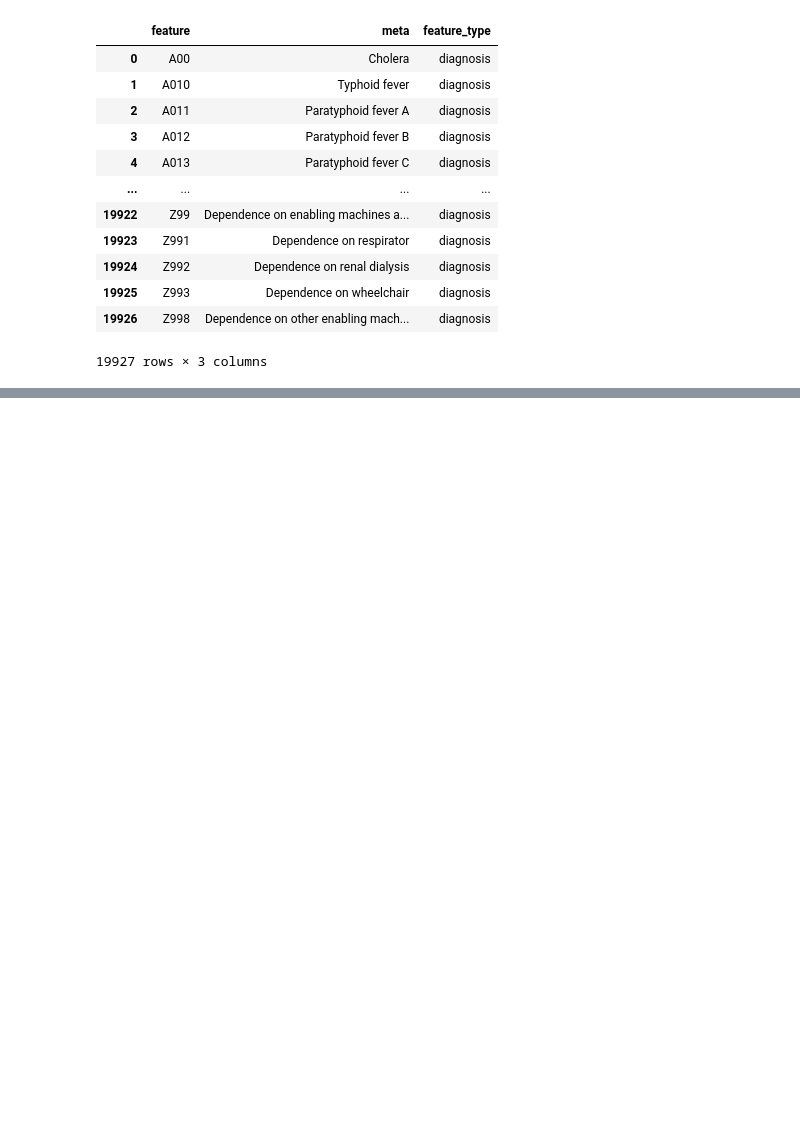
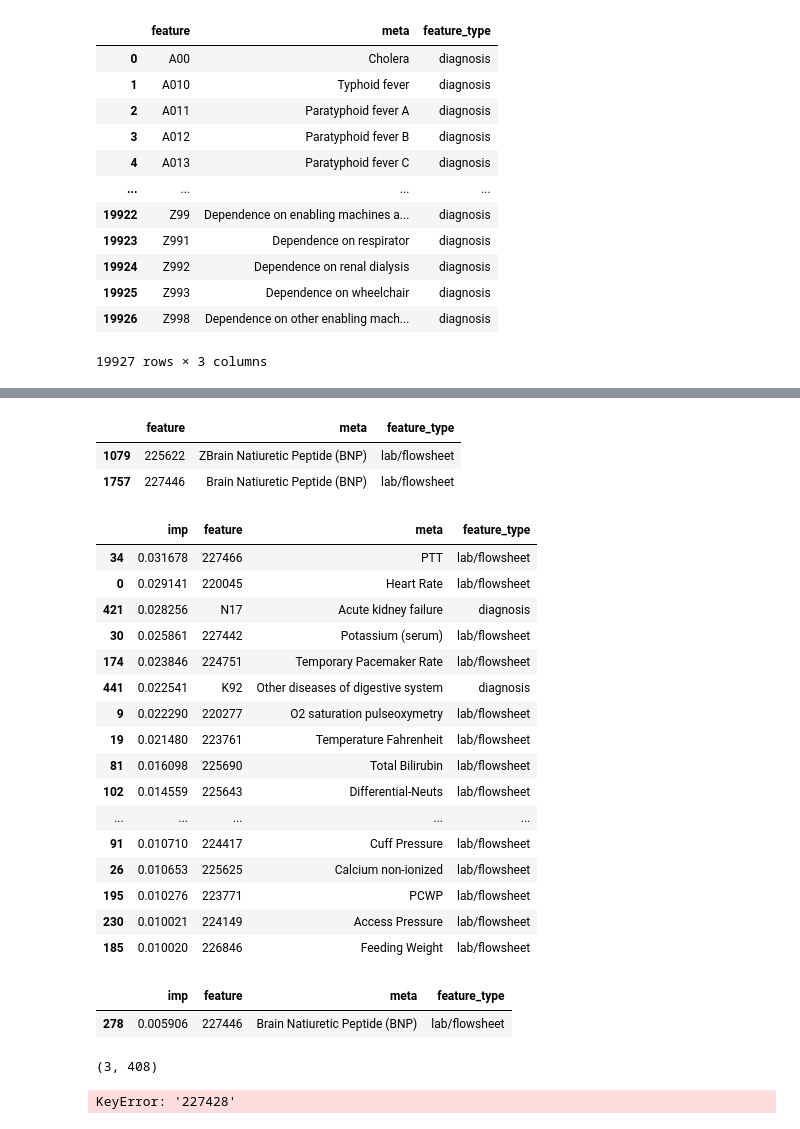
Before and after one commit to jjfeng/MIMIC-IV-Data-Pipeline, a Jupyter notebook: feature_importance_analysis.ipynb, the cells around one changed output, grey strips where cells are left out. Cells and saved outputs as stored; diff of their text form; code cells hidden in the pictures; blank space fills up the shorter version.

```diff
--- a/feature_importance_analysis.ipynb
+++ b/feature_importance_analysis.ipynb
@@ -164,0 +166,38 @@ feat_import.merge(metadata, on="feature").iloc[:30]
+# %%
+flowlab_metadata[flowlab_metadata.meta.str.lower().str.contains('peptide')]
+# %% [output]
+|  | feature | meta | feature_type |
+| 1079 | 225622 | ZBrain Natiuretic Peptide (BNP) | lab/flowsheet |
+| 1757 | 227446 | Brain Natiuretic Peptide (BNP) | lab/flowsheet |
+# %%
+feat_import.sort_values('imp', ascending=False).iloc[:20]
+# %% [output]
+|  | imp | feature | meta | feature_type |
+| 34 | 0.031678 | 227466 | PTT | lab/flowsheet |
+| 0 | 0.029141 | 220045 | Heart Rate | lab/flowsheet |
+| 421 | 0.028256 | N17 | Acute kidney failure | diagnosis |
+| 30 | 0.025861 | 227442 | Potassium (serum) | lab/flowsheet |
+| 174 | 0.023846 | 224751 | Temporary Pacemaker Rate | lab/flowsheet |
+| 441 | 0.022541 | K92 | Other diseases of digestive system | diagnosis |
+| 9 | 0.022290 | 220277 | O2 saturation pulseoxymetry | lab/flowsheet |
+| 19 | 0.021480 | 223761 | Temperature Fahrenheit | lab/flowsheet |
+| 81 | 0.016098 | 225690 | Total Bilirubin | lab/flowsheet |
+| 102 | 0.014559 | 225643 | Differential-Neuts | lab/flowsheet |
+| ... | ... | ... | ... | ... |
+| 91 | 0.010710 | 224417 | Cuff Pressure | lab/flowsheet |
+| 26 | 0.010653 | 225625 | Calcium non-ionized | lab/flowsheet |
+| 195 | 0.010276 | 223771 | PCWP | lab/flowsheet |
+| 230 | 0.010021 | 224149 | Access Pressure | lab/flowsheet |
+| 185 | 0.010020 | 226846 | Feeding Weight | lab/flowsheet |
+# %%
+feat_import[feat_import.feature == '227446']
+# %% [output]
+|  | imp | feature | meta | feature_type |
+| 278 | 0.005906 | 227446 | Brain Natiuretic Peptide (BNP) | lab/flowsheet |
+# %%
+a = pd.read_csv('data/csv/32773003/dynamic.csv', header=1)
+print(a.shape)
+a['227428']
+# %% [output]
+(3, 408)
+KeyError: '227428'
```
Also changed, not shown: parts of 8 cells of this notebook, 2 other files.
